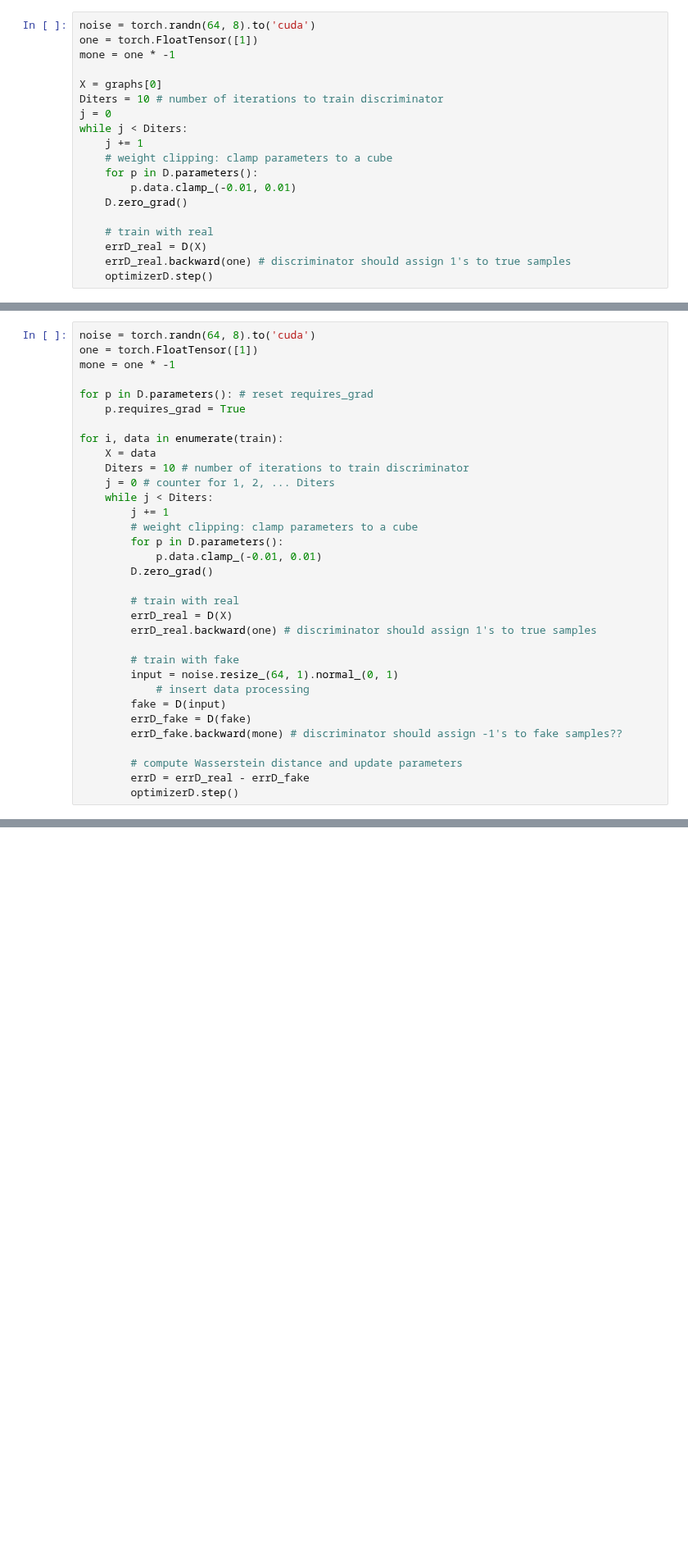
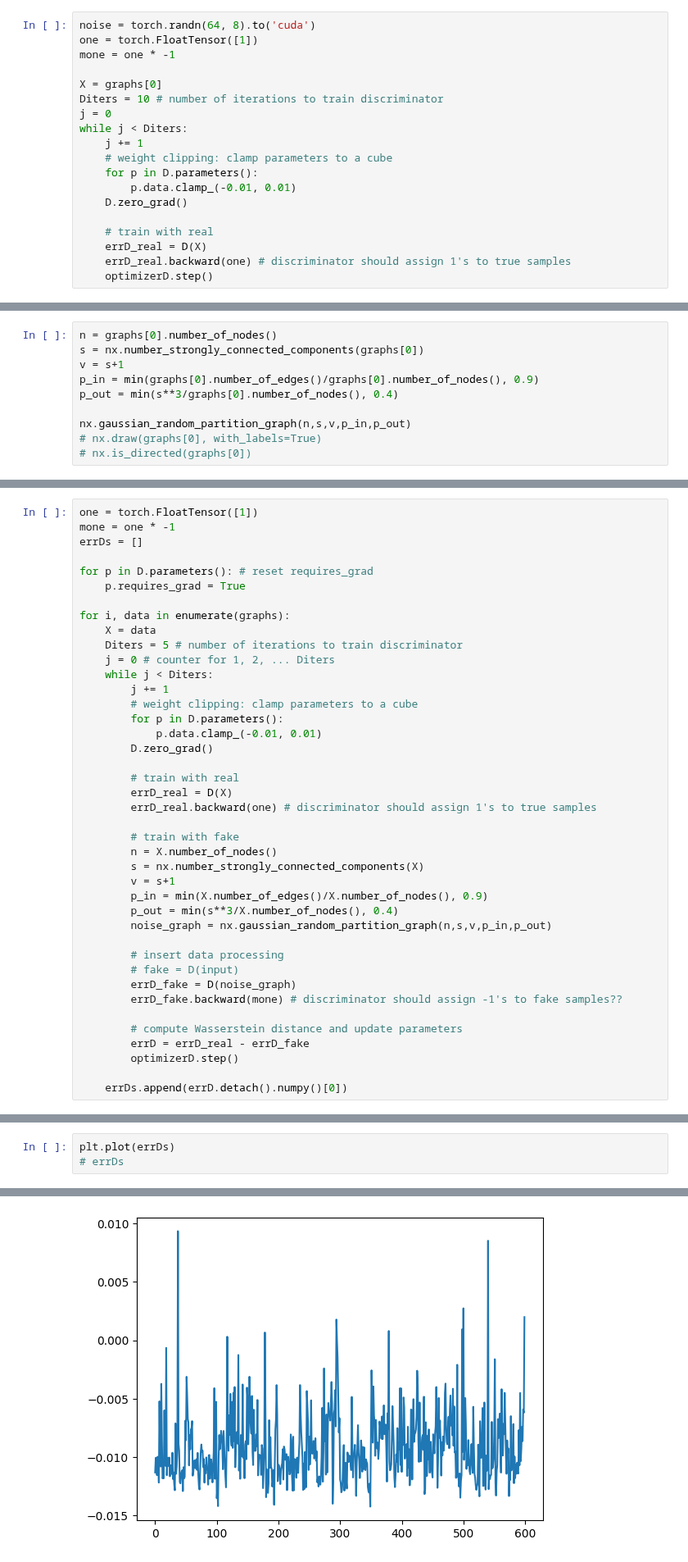
Before and after one commit to Barry0121/graph-neural-net-benchmark, a Jupyter notebook: src/test_discriminator.ipynb, the cells around one changed output, grey strips where cells are left out. Shown at 82% size. Drawn from its saved outputs; the diff is of its cells as text; blank space fills up the shorter version.

Commit message:
upldate discriminator

```diff
--- a/src/test_discriminator.ipynb
+++ b/src/test_discriminator.ipynb
@@ -57,0 +58,10 @@ tensor([-0.0008], grad_fn=<TanhBackward0>)
+# %%
+n = graphs[0].number_of_nodes()
+s = nx.number_strongly_connected_components(graphs[0])
+v = s+1
+p_in = min(graphs[0].number_of_edges()/graphs[0].number_of_nodes(), 0.9)
+p_out = min(s**3/graphs[0].number_of_nodes(), 0.4)
+
+nx.gaussian_random_partition_graph(n,s,v,p_in,p_out)
+# nx.draw(graphs[0], with_labels=True)
+# nx.is_directed(graphs[0])
@@ -58,14 +70,14 @@ tensor([-0.0008], grad_fn=<TanhBackward0>)
 # %%
-noise = torch.randn(64, 8).to('cuda')
 one = torch.FloatTensor([1])
 mone = one * -1
+errDs = []
 
 for p in D.parameters(): # reset requires_grad
     p.requires_grad = True
 
-for i, data in enumerate(train):
+for i, data in enumerate(graphs):
     X = data
-    Diters = 10 # number of iterations to train discriminator
+    Diters = 5 # number of iterations to train discriminator
     j = 0 # counter for 1, 2, ... Diters
     while j < Diters:
         j += 1
@@ -79,12 +91,20 @@ for i, data in enumerate(train):
         errD_real.backward(one) # discriminator should assign 1's to true samples
 
         # train with fake
-        input = noise.resize_(64, 1).normal_(0, 1)
-            # insert data processing
-        fake = D(input)
-        errD_fake = D(fake)
+        n = X.number_of_nodes()
+        s = nx.number_strongly_connected_components(X)
+        v = s+1
+        p_in = min(X.number_of_edges()/X.number_of_nodes(), 0.9)
+        p_out = min(s**3/X.number_of_nodes(), 0.4)
+        noise_graph = nx.gaussian_random_partition_graph(n,s,v,p_in,p_out)
+
+        # insert data processing
+        # fake = D(input)
+        errD_fake = D(noise_graph)
         errD_fake.backward(mone) # discriminator should assign -1's to fake samples??
 
         # compute Wasserstein distance and update parameters
         errD = errD_real - errD_fake
         optimizerD.step()
+
+    errDs.append(errD.detach().numpy()[0])
@@ -93,0 +111,4 @@ AttributeError: 'numpy.ndarray' object has no attribute 'degree'
+# %%
+plt.plot(errDs)
+# errDs
+# %% [output]
@@ -93,0 +116 @@ AttributeError: 'numpy.ndarray' object has no attribute 'degree'
+[figure, added]
```
Also changed, not shown: parts of 6 cells of this notebook.
